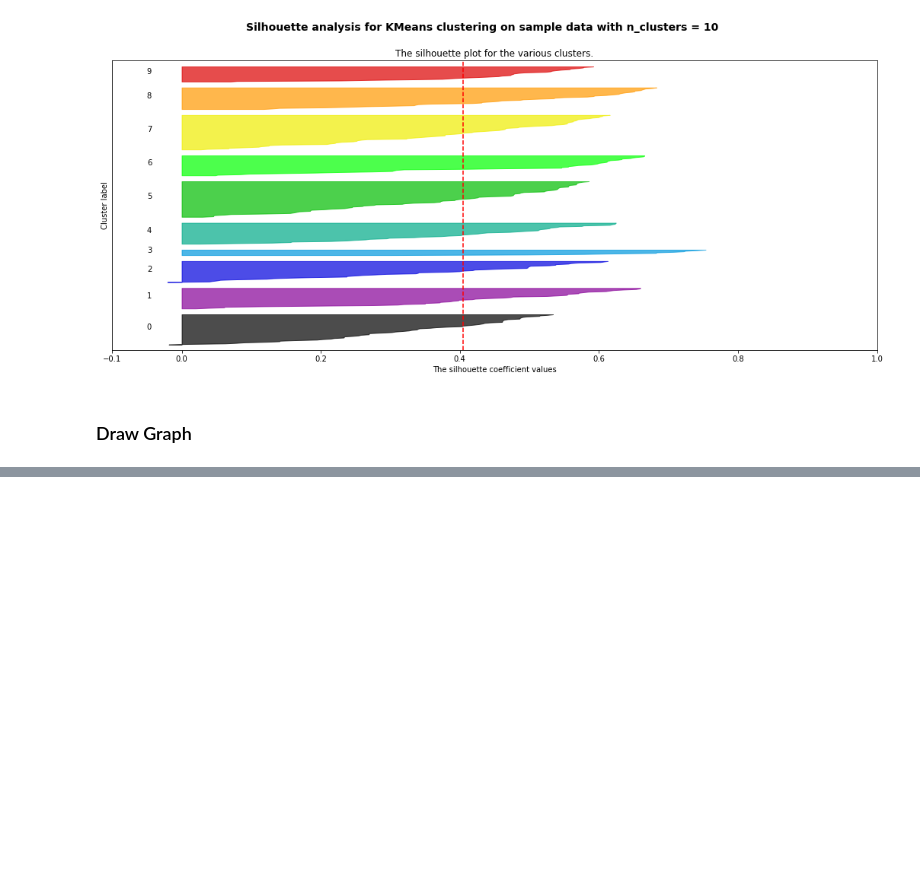
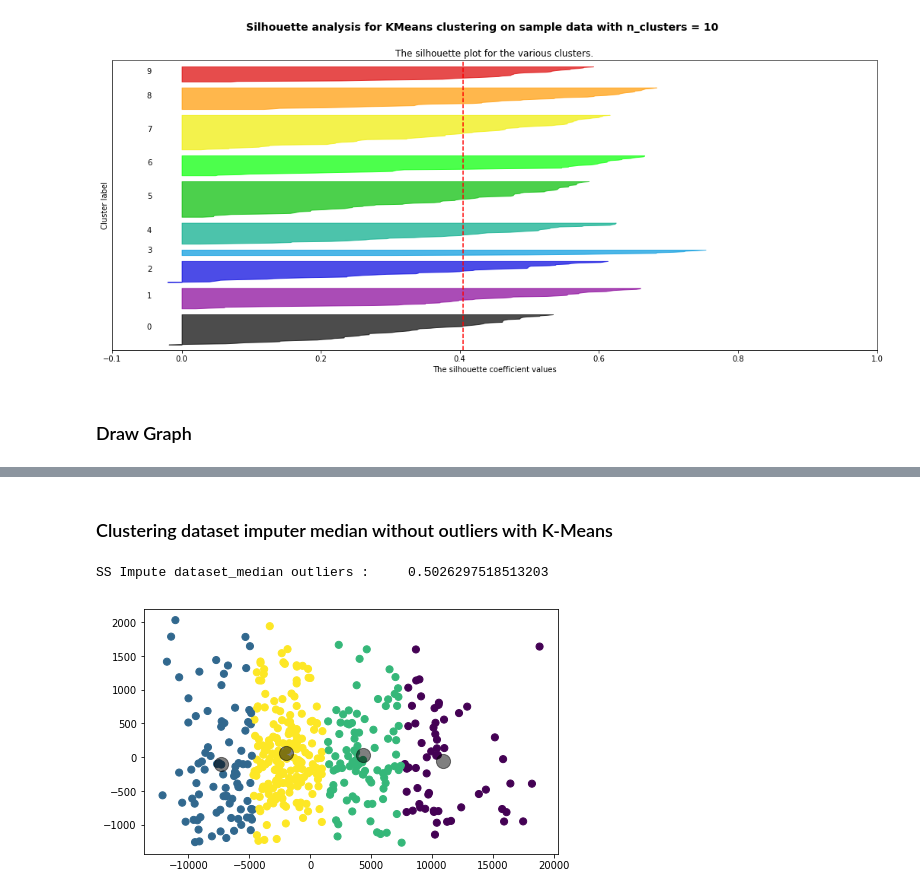
Before and after one commit to alam3211/DataMiningKmeansCluster, a Jupyter notebook: Final Project.ipynb, the cells around one changed output, grey strips where cells are left out. Drawn from its saved outputs; the diff is of its cells as text; code cells hidden in the pictures; blank space fills up the shorter version.

```diff
--- a/Final Project.ipynb
+++ b/Final Project.ipynb
@@ -338 +338,26 @@ plt.legend()
+# %% [markdown]
+### Clustering dataset imputer median without outliers with K-Means
+# %%
+from sklearn.decomposition import PCA as sklearnPCA
+from sklearn import metrics
+
+sklearn_pca = sklearnPCA(n_components=2)
+sklearn_transf = sklearn_pca.fit_transform(dataset_median_outliers)
+kmeans_cluster = KMeans(n_clusters=4, random_state=0)
+kmeans_cluster.fit(sklearn_transf)
+y_kmeans = kmeans_cluster.predict(sklearn_transf)
+
+fig = plt.figure()
+fig.subplots_adjust(left=0.02, right=0.98, bottom=0.05, top=0.9)
+colors = ['#4EACC5', '#FF9C34', '#4E9A06']
+
+plt.scatter(sklearn_transf[:, 0], sklearn_transf[:, 1], c=y_kmeans, s=50, cmap='viridis')
+centers = kmeans_cluster.cluster_centers_
+plt.scatter(centers[:, 0], centers[:, 1], c='black', s=200, alpha=0.5);
+
+silhouette_score = metrics.silhouette_score(sklearn_transf,kmeans_cluster.labels_,metric ='euclidean')
+print("SS Impute dataset_median outliers : \t"+str(silhouette_score))
+# %% [output]
+SS Impute dataset_median outliers :     0.5026297518513203
+[figure, added]
 # %% [markdown]
```
Also changed, not shown: parts of 9 cells of this notebook.
